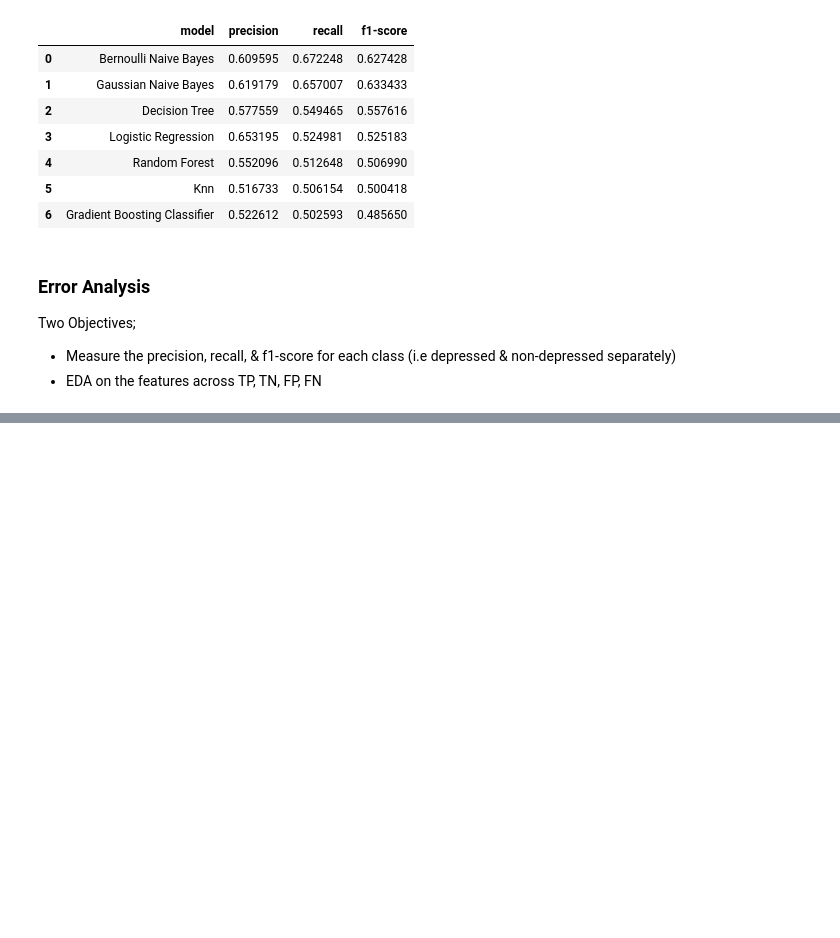
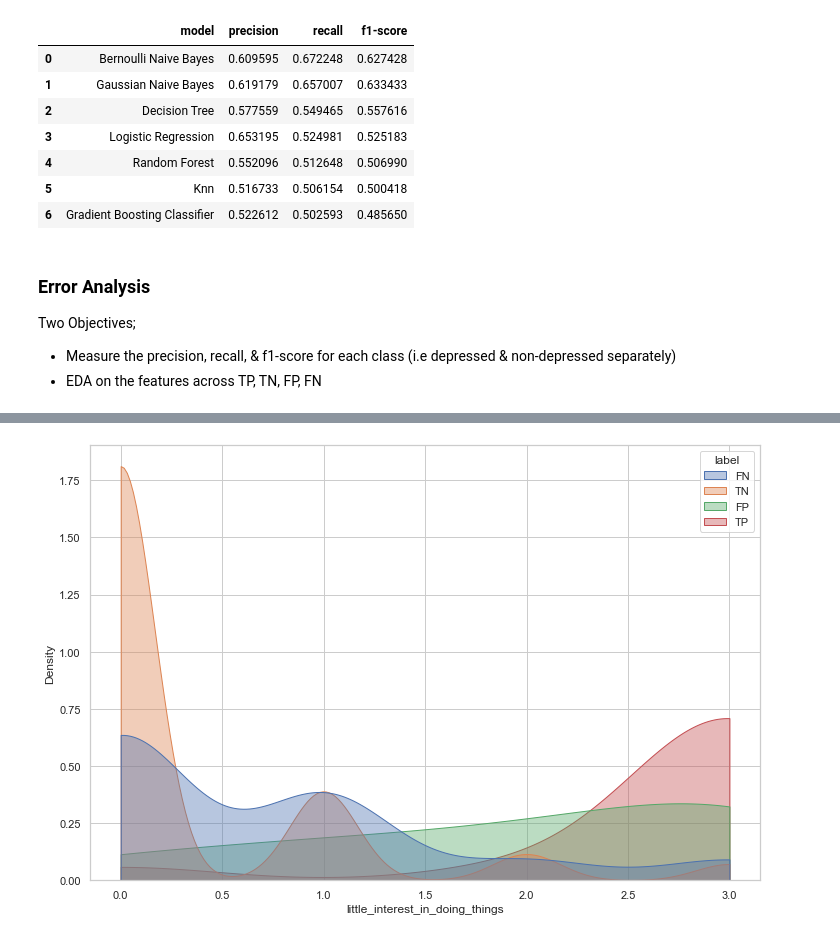
Before and after one commit to orenscarmeli/capstone210-ppd-carmeli_chari_hand_lee, a Jupyter notebook: modeling/initial_modeling.ipynb, the cells around one changed output, grey strips where cells are left out. Drawn from its saved outputs; the diff is of its cells as text; code cells hidden in the pictures; blank space fills up the shorter version.

```diff
--- a/modeling/initial_modeling.ipynb
+++ b/modeling/initial_modeling.ipynb
@@ -1009,0 +1118,10 @@ Two Objectives;
+# %%
+x_train, x_test, y_train, y_test = get_model_data(
+    original_df = cdc_survey_pmom,
+    columns = all_columns[0:10] # just depression screener
+)
+
+print(x_train.shape)
+print(x_test.shape)
+print(y_train.shape)
+print(y_test.shape)
@@ -1009,0 +1133,6 @@ Two Objectives;
+# %%
+# Logistic Regression
+lm = LogisticRegression()
+lm.fit(x_train, y_train)
+pred_labels_lr  = lm.predict(x_test)
+score_lr = get_performance_df(y_test, pred_labels_lr,'Logistic Regression')
@@ -1009,0 +1186,3 @@ Two Objectives;
+# %%
+x_test_df = pd.DataFrame(x_test, columns = all_columns[0:10])
+x_test_df
@@ -1009,0 +1203,6 @@ Two Objectives;
+# %%
+pred_data = pd.concat([prediction_labels, x_test_df], axis = 1)
+
+cols = ['little_interest_in_doing_things', 'feeling_down_depressed_hopeless']
+pred_data[cols] = pred_data[cols].applymap(np.int64)
+pred_data
@@ -1009,0 +1223,22 @@ Two Objectives;
+# %%
+# libraries
+import seaborn as sns
+import matplotlib.pyplot as plt
+
+# Set figure size for the notebook
+#plt.rcParams["figure.figsize"]=12,8
+
+# set seaborn whitegrid theme
+sns.set(style="whitegrid")
+
+# little_interest_in_doing_things
+sns.kdeplot(data=pred_data,
+            x="little_interest_in_doing_things",
+            hue="label",
+            cut=0,
+            fill=True,
+            common_norm=False,
+            alpha=0.4)
+plt.show()
+# %% [output]
+[figure, added]
```
Also changed, not shown: parts of 24 cells of this notebook.
